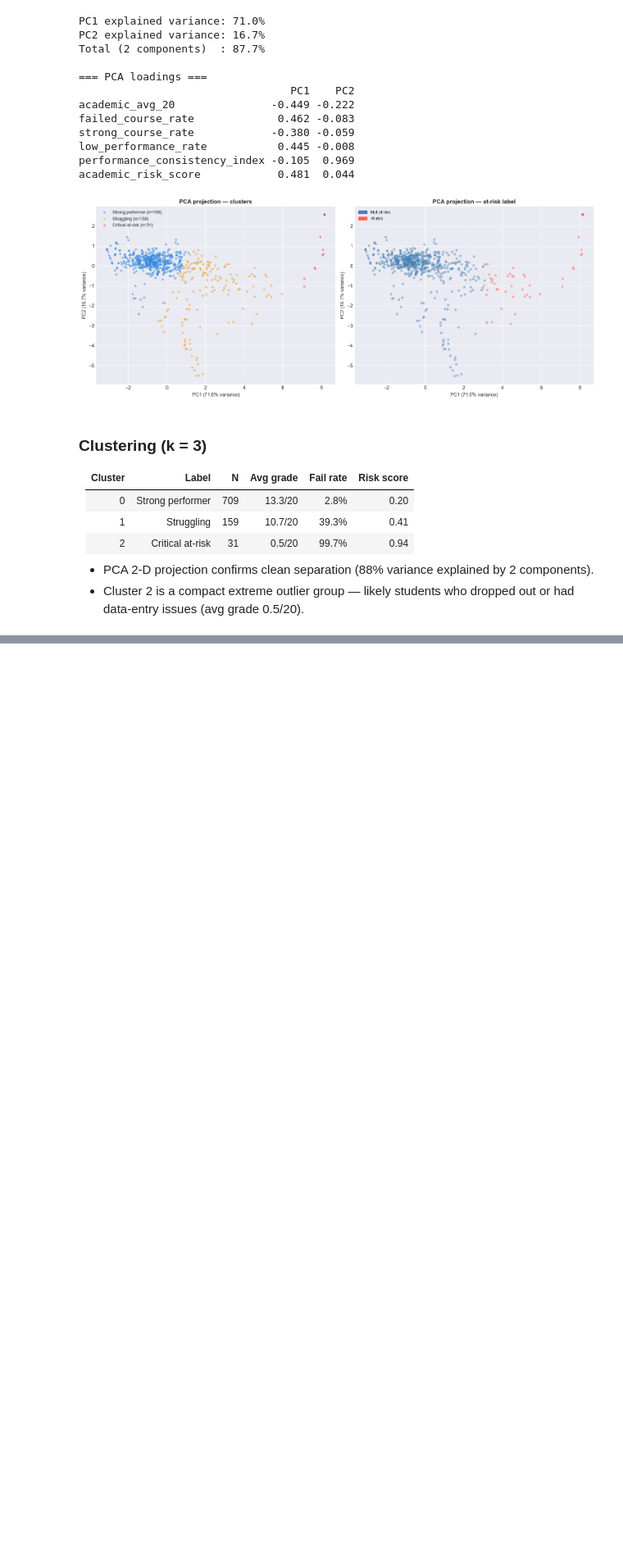
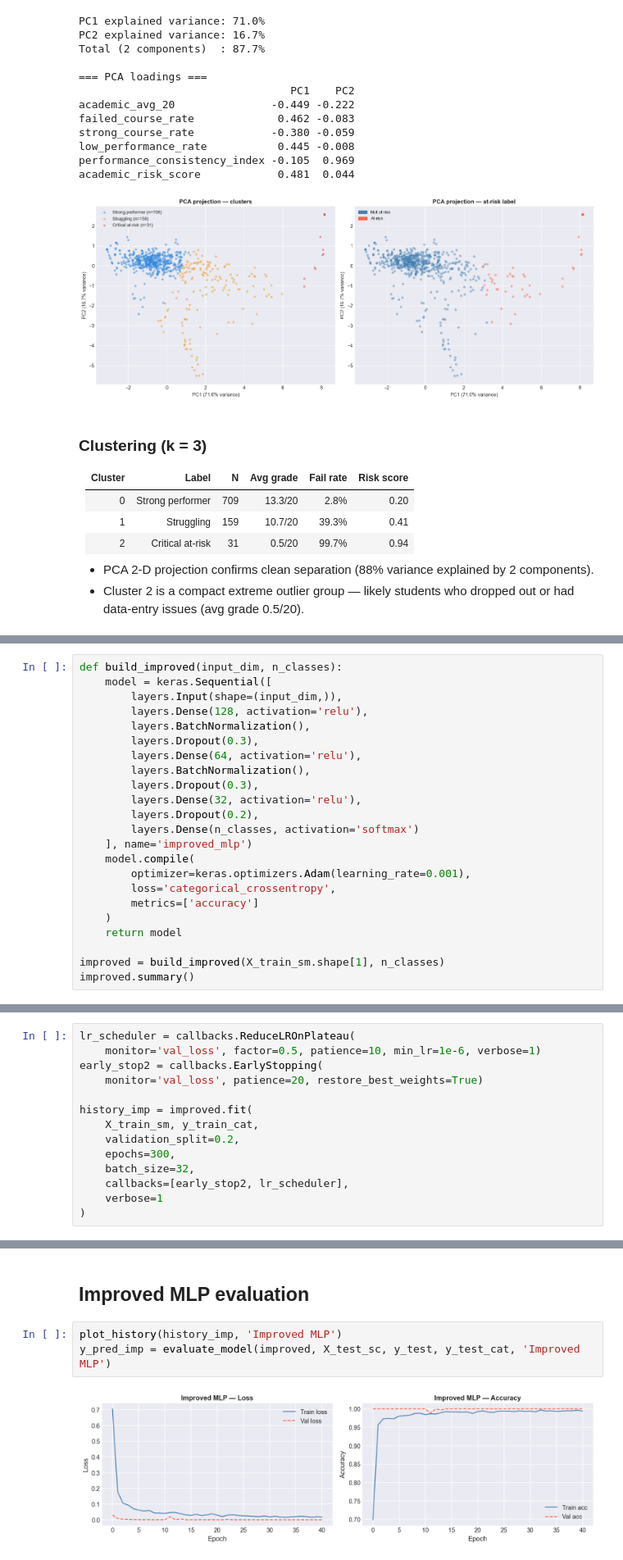
Before and after one commit to Sihamsehil/Learning-behaviour-clustering-student-profiling-project, a Jupyter notebook: EDA1_Academic_Performance.ipynb, the cells around one changed output, grey strips where cells are left out. Shown at 82% size. Cells and saved outputs as stored; diff of their text form; blank space fills up the shorter version.

Commit message:
add mlp clasiffier and active learning for DS1

```diff
--- a/EDA1_Academic_Performance.ipynb
+++ b/EDA1_Academic_Performance.ipynb
@@ -625,0 +935,23 @@ academic_risk_score            0.481  0.044
+# %%
+def build_improved(input_dim, n_classes):
+    model = keras.Sequential([
+        layers.Input(shape=(input_dim,)),
+        layers.Dense(128, activation='relu'),
+        layers.BatchNormalization(),
+        layers.Dropout(0.3),
+        layers.Dense(64, activation='relu'),
+        layers.BatchNormalization(),
+        layers.Dropout(0.3),
+        layers.Dense(32, activation='relu'),
+        layers.Dropout(0.2),
+        layers.Dense(n_classes, activation='softmax')
+    ], name='improved_mlp')
+    model.compile(
+        optimizer=keras.optimizers.Adam(learning_rate=0.001),
+        loss='categorical_crossentropy',
+        metrics=['accuracy']
+    )
+    return model
+
+improved = build_improved(X_train_sm.shape[1], n_classes)
+improved.summary()
@@ -625,0 +980,14 @@ academic_risk_score            0.481  0.044
+# %%
+lr_scheduler = callbacks.ReduceLROnPlateau(
+    monitor='val_loss', factor=0.5, patience=10, min_lr=1e-6, verbose=1)
+early_stop2 = callbacks.EarlyStopping(
+    monitor='val_loss', patience=20, restore_best_weights=True)
+
+history_imp = improved.fit(
+    X_train_sm, y_train_cat,
+    validation_split=0.2,
+    epochs=300,
+    batch_size=32,
+    callbacks=[early_stop2, lr_scheduler],
+    verbose=1
+)
@@ -625,0 +1012,7 @@ academic_risk_score            0.481  0.044
+# %% [markdown]
+##  Improved MLP evaluation
+# %%
+plot_history(history_imp, 'Improved MLP')
+y_pred_imp = evaluate_model(improved, X_test_sc, y_test, y_test_cat, 'Improved MLP')
+# %% [output]
+[figure, added]
```
Also changed, not shown: parts of 49 cells of this notebook, 1 other file.
